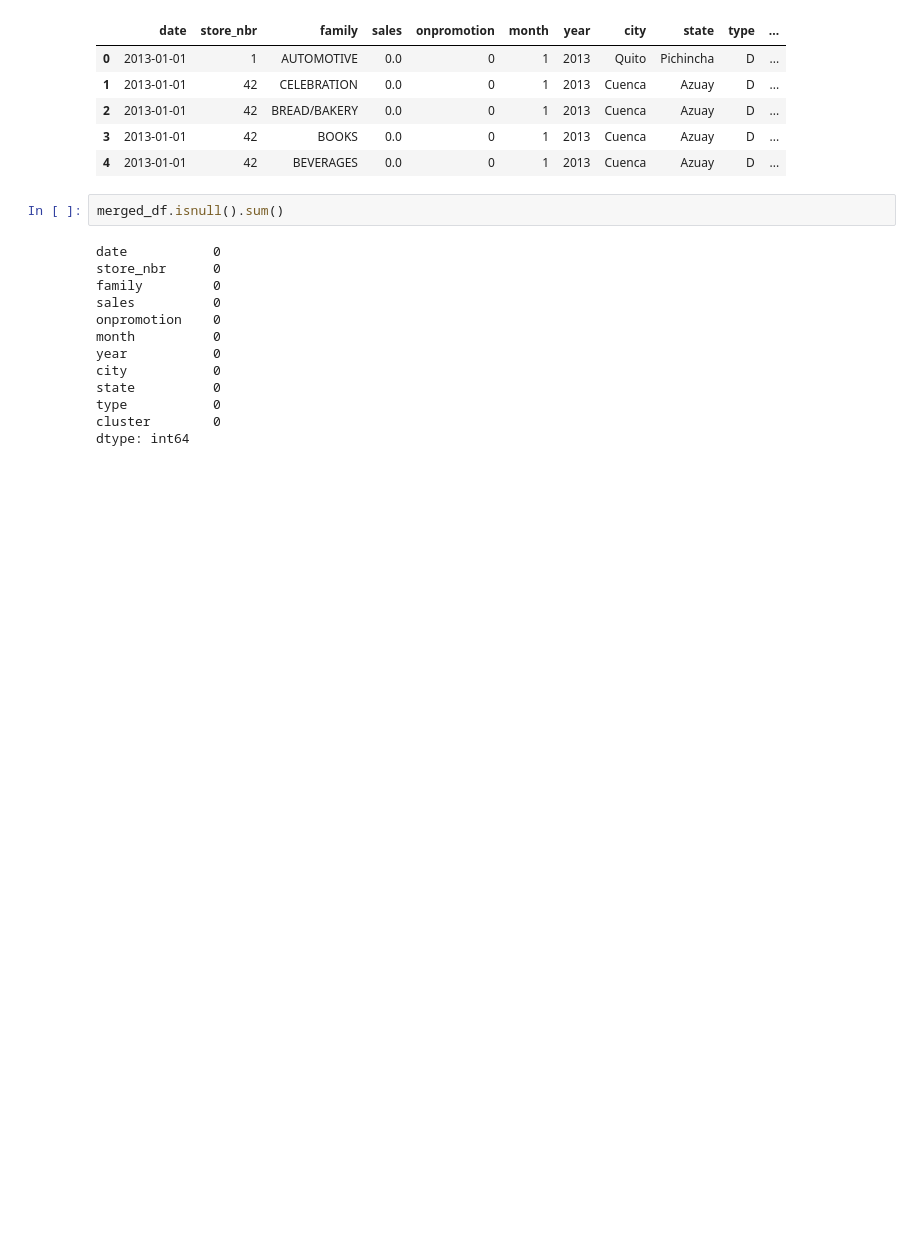
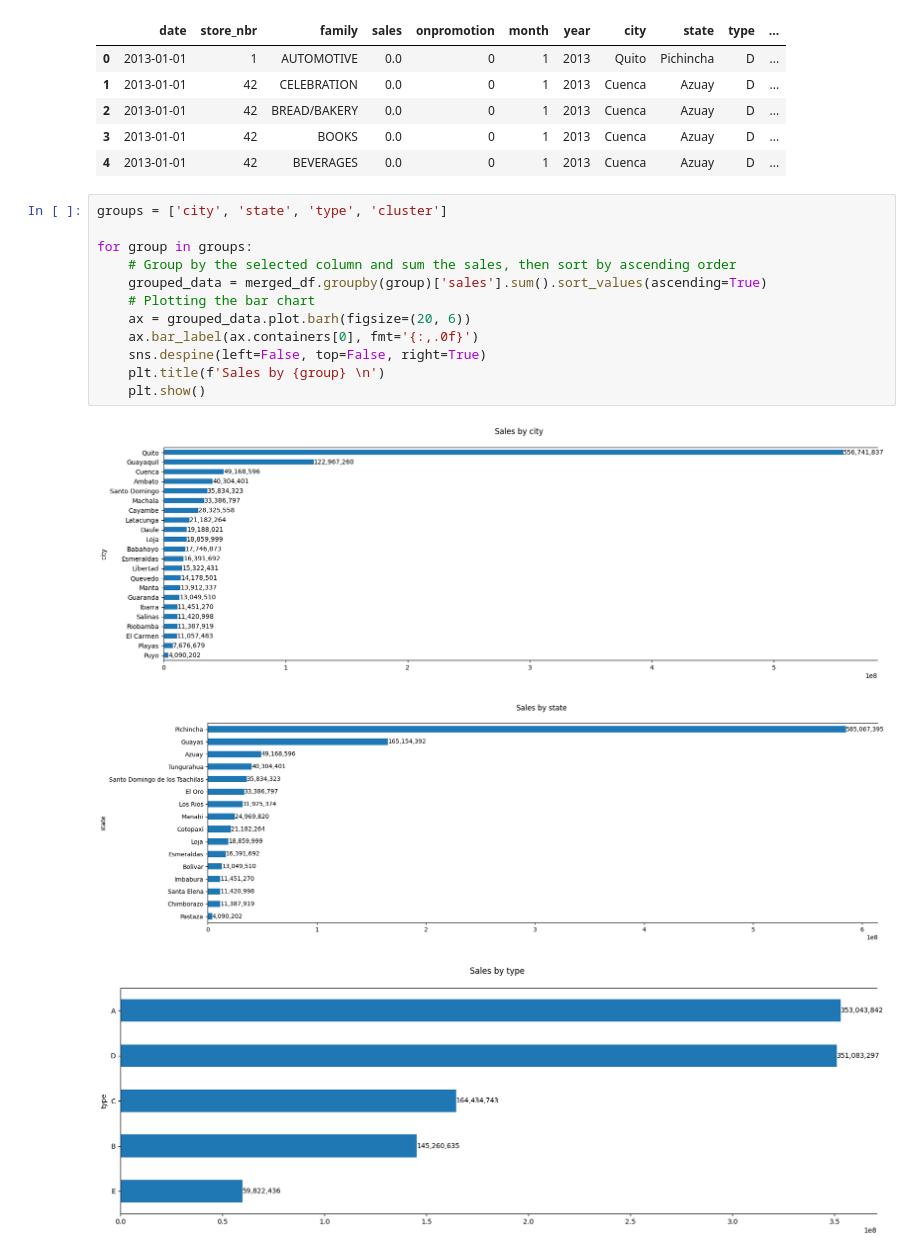
Before and after one commit to wamathaiwandeto/Time-Series-Regression-Analysis, a Jupyter notebook: notebooks/notebook.ipynb, the cells around one changed output. Cells and saved outputs as stored; diff of their text form; blank space fills up the shorter version.

```diff
--- a/notebooks/notebook.ipynb
+++ b/notebooks/notebook.ipynb
@@ -737,18 +705,19 @@ merged_df.head(5)
 | 2 | 2013-01-01 | 42 | BREAD/BAKERY | 0.0 | 0 | 1 | 2013 | Cuenca | Azuay | D | ... |
 | 3 | 2013-01-01 | 42 | BOOKS | 0.0 | 0 | 1 | 2013 | Cuenca | Azuay | D | ... |
 | 4 | 2013-01-01 | 42 | BEVERAGES | 0.0 | 0 | 1 | 2013 | Cuenca | Azuay | D | ... |
-# %%
-merged_df.isnull().sum()
-# %% [output]
-date           0
-store_nbr      0
-family         0
-sales          0
-onpromotion    0
-month          0
-year           0
-city           0
-state          0
-type           0
-cluster        0
-dtype: int64
+# %%
+groups = ['city', 'state', 'type', 'cluster']
+
+for group in groups:
+    # Group by the selected column and sum the sales, then sort by ascending order
+    grouped_data = merged_df.groupby(group)['sales'].sum().sort_values(ascending=True)
+    # Plotting the bar chart
+    ax = grouped_data.plot.barh(figsize=(20, 6))
+    ax.bar_label(ax.containers[0], fmt='{:,.0f}')
+    sns.despine(left=False, top=False, right=True)
+    plt.title(f'Sales by {group} \n')
+    plt.show()
+# %% [output]
+[figure, added]
+[figure, added]
+[figure, added]
```
Also changed, not shown: parts of 7 cells of this notebook.
